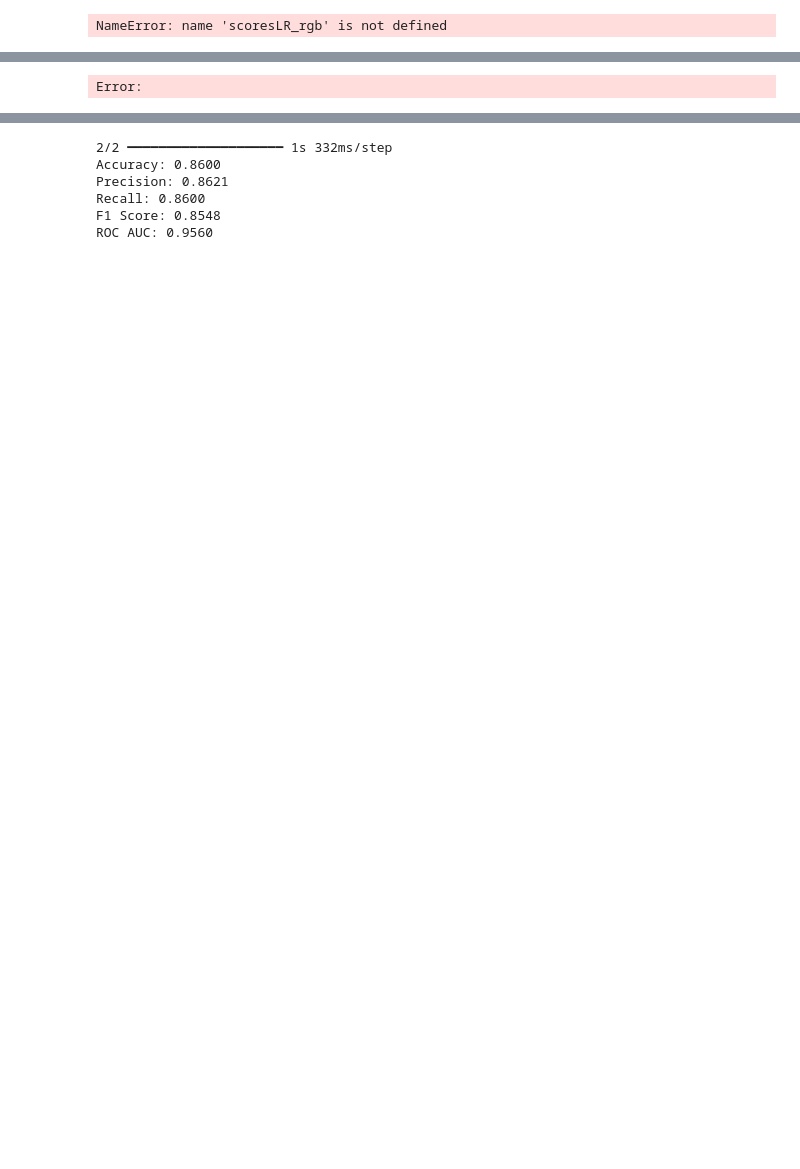
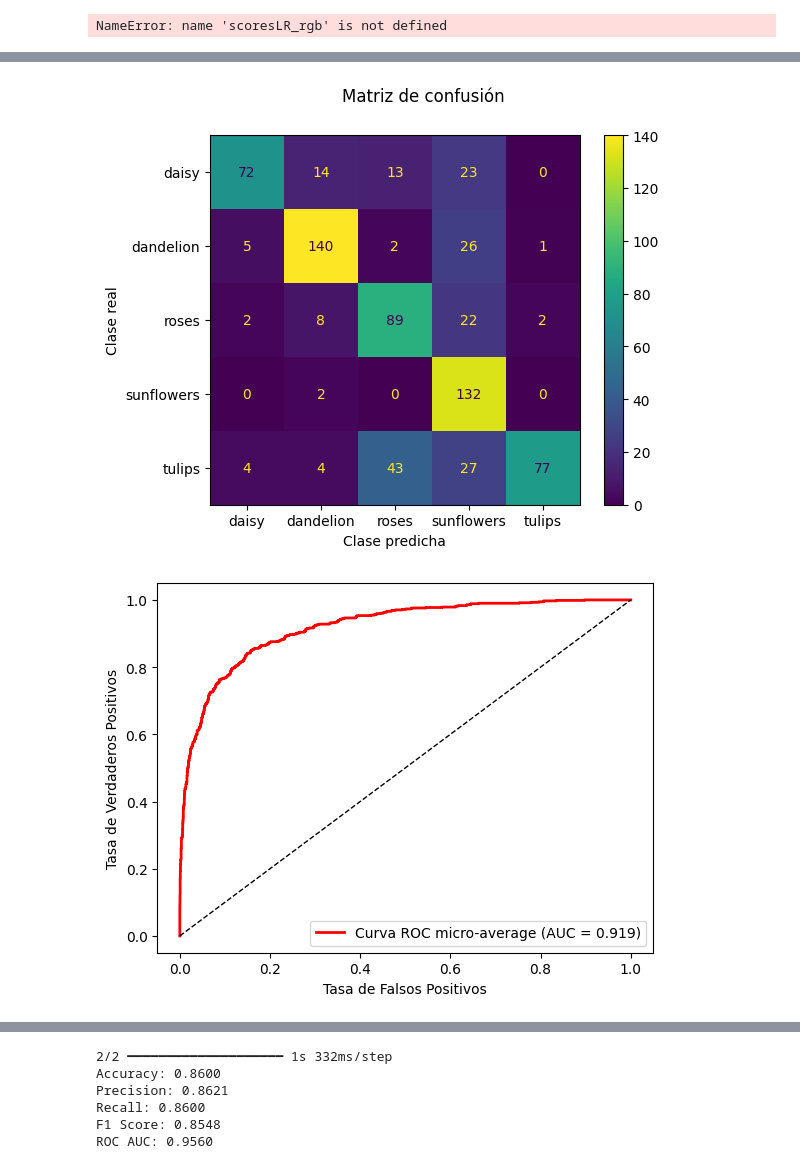
Before and after one commit to sabelayanez/clasificacion-supervisada, a Jupyter notebook: pruebas-finales.ipynb, the cells around one changed output, grey strips where cells are left out. Cells and saved outputs as stored; diff of their text form; code cells hidden in the pictures; blank space fills up the shorter version.

```diff
--- a/pruebas-finales.ipynb
+++ b/pruebas-finales.ipynb
@@ -426,0 +676,28 @@ NameError: name 'StratifiedKFold' is not defined
+# %%
+cmCNN2 = confusion_matrix(y_val_fold, y_pred)
+y_val_bin = label_binarize(y_val_fold, classes=np.unique(y_train_encoded))
+
+fpr = {}
+tpr = {}
+roc_auc = {}
+for i in range(y_val_bin.shape[1]):  # Para cada clase
+    fpr[i], tpr[i], _ = roc_curve(y_val_bin[:, i], y_pred_probs[:, i])
+    roc_auc[i] = auc(fpr[i], tpr[i])
+
+# ROC micro (promedio de todas las clases)
+fpr_micro, tpr_micro, _ = roc_curve(y_val_bin.ravel(), y_pred_probs.ravel())
+roc_auc_micro = auc(fpr_micro, tpr_micro)
+
+plot_rendimiento(
+    cmCNN2,
+    ['daisy', 'dandelion', 'roses', 'sunflowers', 'tulips'],
+    fpr_micro,
+    tpr_micro,
+    roc_auc_micro,
+    fpr,
+    tpr,
+    roc_auc
+)
+# %% [output]
+[figure, added]
+[figure, added]
@@ -430,9 +708,3 @@ NameError: name 'StratifiedKFold' is not defined
 _, _, scoresKNN = knn(X_train_rgb, y_train_encoded, X_test_rgb)
 
 save_excel_cv(scoresKNN, "KNN")
-# %%
-from modelos.KNN import knn_with_gridsearch
-
-modelKNN, pcaKNN, scoresKNN = knn_with_gridsearch(X_train_rgb_64, y_train_encoded, X_test_rgb_64, y_test_encoded)
-# %% [output]
-Error:
```
Also changed, not shown: parts of 31 cells of this notebook.
